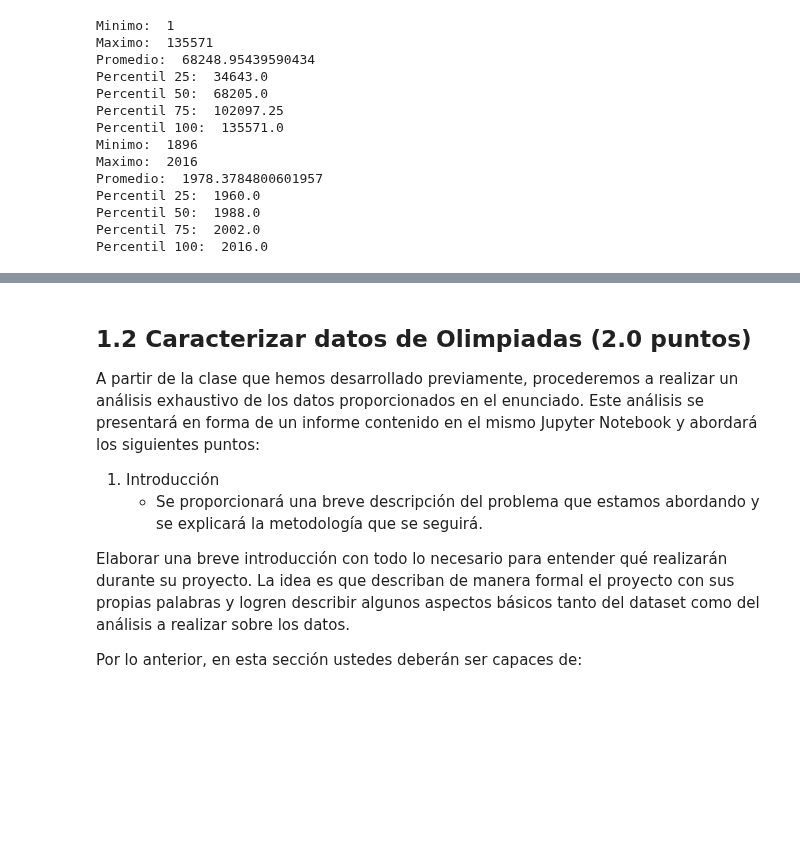
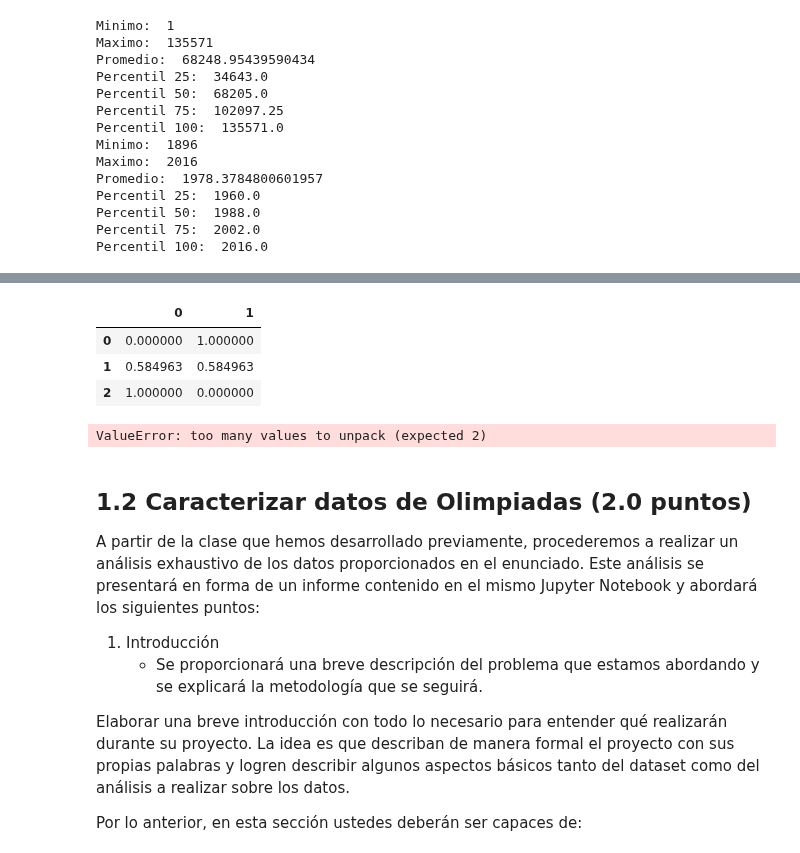
Before and after one commit to BnjmnNicholas/MDS7202-2023-2, a Jupyter notebook: PROY 1/Proyecto.ipynb, the cells around one changed output, grey strips where cells are left out. Cells and saved outputs as stored; diff of their text form; code cells hidden in the pictures; blank space fills up the shorter version.

Commit message:
Update Proyecto.ipynb
Fix función scale()

```diff
--- a/PROY 1/Proyecto.ipynb
+++ b/PROY 1/Proyecto.ipynb
@@ -629,5 +650,66 @@ Error al calcular el coeficiente V de Cramer entre age-height-weight y Name
 # %%
 profiler_class.scale()
+# %%
+test = {"a": [1,2,3], "b": [3,2,1], "c": ["asd", "dsa", "dsa"]}
+df = pd.DataFrame(test, index=[0,1,2])
+
+num_cols = df.select_dtypes(include="number").columns
+cat_cols = df.select_dtypes(include="object").columns
+
+# ct = ColumnTransformer([
+#             ('log', FunctionTransformer(np.log1p), num_cols),
+#             ('minmax', MinMaxScaler(), num_cols)
+#             #('categoric', OrdinalEncoder(), cat_cols)
+#         ], remainder='passthrough')
+
+# Define una función personalizada que aplique log1p y luego MinMaxScaler
+def custom_transform(X):
+    X = np.log1p(X)
+    X = MinMaxScaler().fit_transform(X)
+    return X
+
+ct = ColumnTransformer([
+    ('log_and_minmax', FunctionTransformer(func=custom_transform), num_cols)
+])
+
+ct.fit_transform(df)
+pd.DataFrame(ct.transform(df))
+# %% [output]
+|  | 0 | 1 |
+| 0 | 0.000000 | 1.000000 |
+| 1 | 0.584963 | 0.584963 |
+| 2 | 1.000000 | 0.000000 |
+# %%
+import pandas as pd
+import numpy as np
+from sklearn.compose import ColumnTransformer
+from sklearn.preprocessing import FunctionTransformer, MinMaxScaler
+
+test = {"a": [1, 2, 3], "b": [3, 2, 1]}
+df = pd.DataFrame(test, index=[0, 1, 2])
+
+num_cols = df.select_dtypes(include="number").columns
+
+# Definir nombres para las columnas resultantes
+num_transformers = [
+    ('log', FunctionTransformer(np.log1p), num_cols),
+    ('minmax', MinMaxScaler(), num_cols)
+]
+
+ct = ColumnTransformer(transformers=num_transformers, remainder='passthrough')
+
+result = ct.fit_transform(df)
+
+# Obtener los nombres de las columnas resultantes
+new_columns = []
+for transformer_name, col_names in num_transformers:
+    for col_name in col_names:
+        new_columns.append(f"{col_name}_{transformer_name}")
+
+result_df = pd.DataFrame(result, columns=new_columns)
+print(result_df)
+# %% [output]
+ValueError: too many values to unpack (expected 2)
 # %% [markdown]
 ## 1.2 Caracterizar datos de Olimpiadas (2.0 puntos)
 
```
Also changed, not shown: parts of 2 cells of this notebook.
